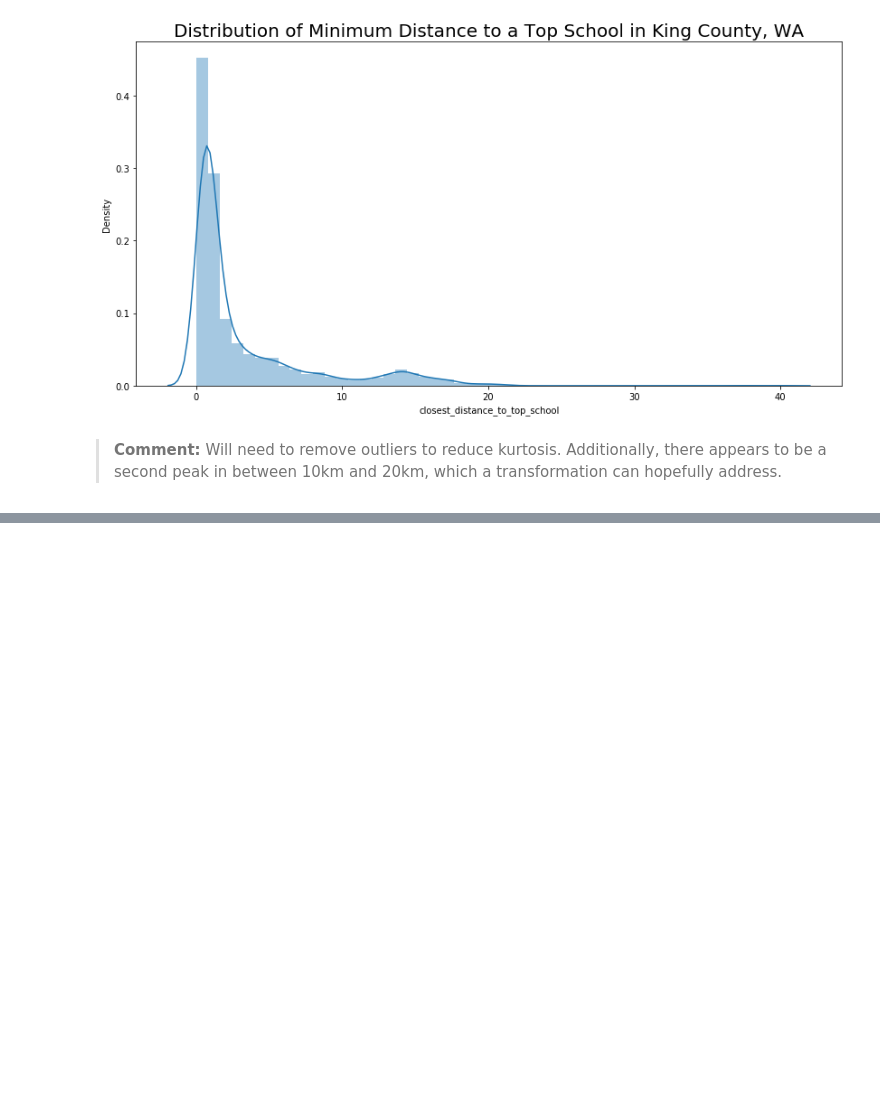
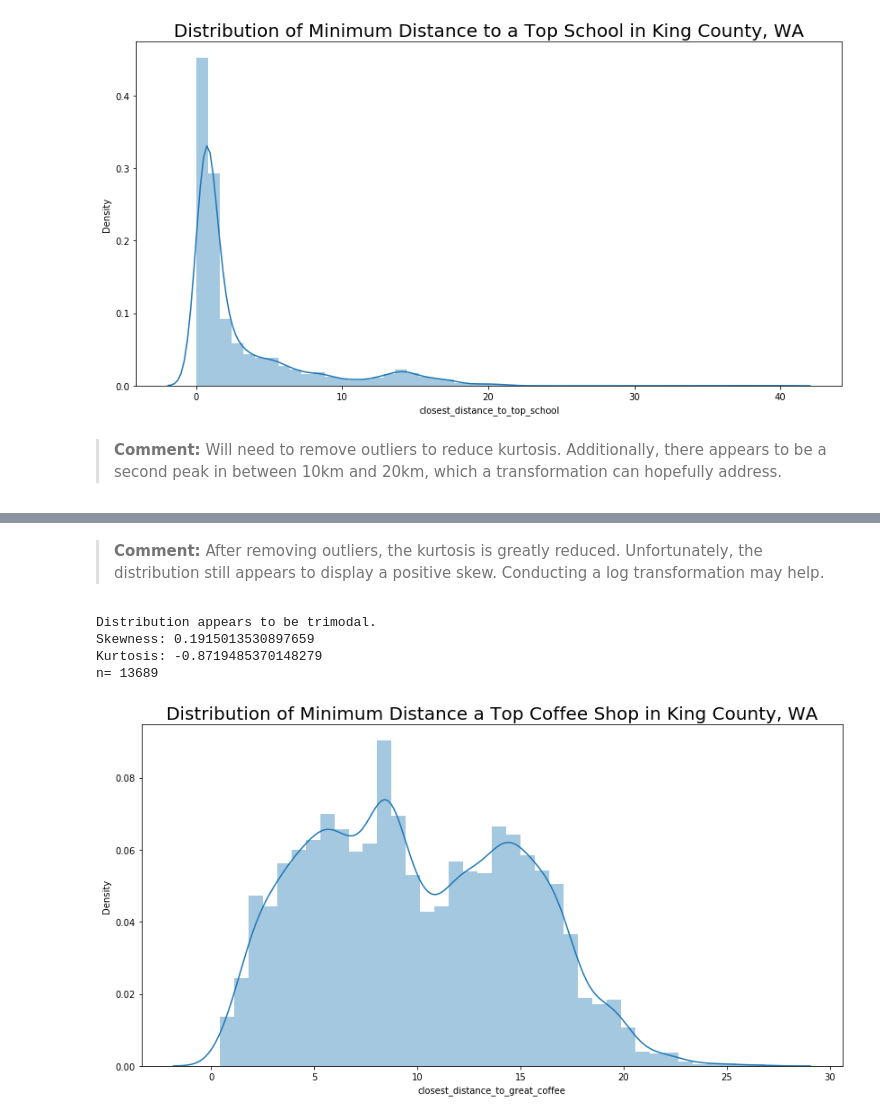
Before and after one commit to dtunnicliffe/house-price-regression-project, a Jupyter notebook: Finalizing Model with Master .csv.ipynb, the cells around one changed output, grey strips where cells are left out. Drawn from its saved outputs; the diff is of its cells as text; code cells hidden in the pictures; blank space fills up the shorter version.

```diff
--- a/Finalizing Model with Master .csv.ipynb
+++ b/Finalizing Model with Master .csv.ipynb
@@ -131,0 +176,16 @@ n= 17495
+# %% [markdown]
+> **Comment:** After removing outliers, the kurtosis is greatly reduced. Unfortunately, the distribution still appears to display a positive skew. Conducting a log transformation may help.
+# %%
+plt.figure(figsize=(14,7))
+sns.distplot(df_train['closest_distance_to_great_coffee'])
+plt.title("Distribution of Minimum Distance a Top Coffee Shop in King County, WA", fontsize=20);
+print("Distribution appears to be trimodal.")
+print("Skewness:", df_train['closest_distance_to_great_coffee'].skew())
+print("Kurtosis:", df_train['closest_distance_to_great_coffee'].kurt())
+print("n=",len(df_train['closest_distance_to_great_coffee']))
+# %% [output]
+Distribution appears to be trimodal.
+Skewness: 0.1915013530897659
+Kurtosis: -0.8719485370148279
+n= 13689
+[figure, added]
```
Also changed, not shown: parts of 34 cells of this notebook.
